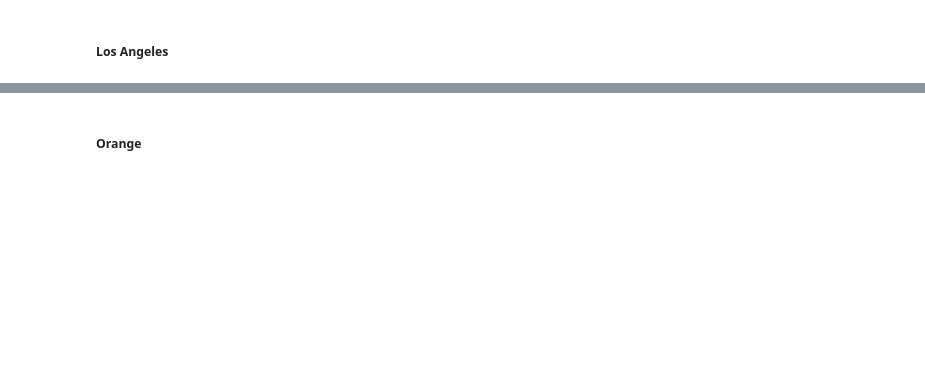
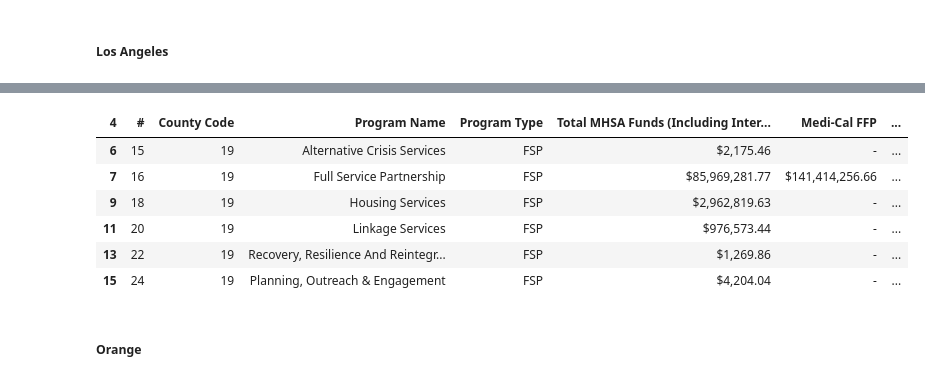
Before and after one commit to michellesuminpark/Data-Discovery, a Jupyter notebook: HBGI-UCB Research Workspace.ipynb, the cells around one changed output, grey strips where cells are left out. Drawn from its saved outputs; the diff is of its cells as text; code cells hidden in the pictures; blank space fills up the shorter version.

```diff
--- a/HBGI-UCB Research Workspace.ipynb
+++ b/HBGI-UCB Research Workspace.ipynb
@@ -317,3 +375,14 @@ la_cost_budget
+# %%
+la_fsp_budget = la_cost_budget[la_cost_budget["Program Type"] == "FSP"]
+la_fsp_budget
+# %% [output]
+| 4 | # | County Code | Program Name | Program Type | Total MHSA Funds (Including Inter... | Medi-Cal FFP | ... |
+| 6 | 15 | 19 | Alternative Crisis Services | FSP | $2,175.46 | - | ... |
+| 7 | 16 | 19 | Full Service Partnership | FSP | $85,969,281.77 | $141,414,256.66 | ... |
+| 9 | 18 | 19 | Housing Services | FSP | $2,962,819.63 | - | ... |
+| 11 | 20 | 19 | Linkage Services | FSP | $976,573.44 | - | ... |
+| 13 | 22 | 19 | Recovery, Resilience And Reintegr... | FSP | $1,269.86 | - | ... |
+| 15 | 24 | 19 | Planning, Outreach & Engagement | FSP | $4,204.04 | - | ... |
 # %% [markdown]
 ##### **Orange**
 # %%
```
Also changed, not shown: parts of 12 cells of this notebook, 1 other file.
